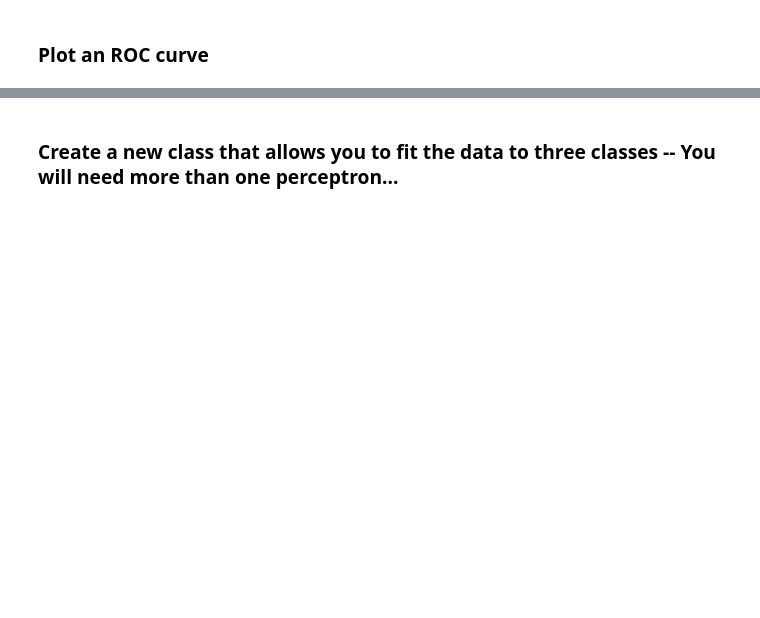
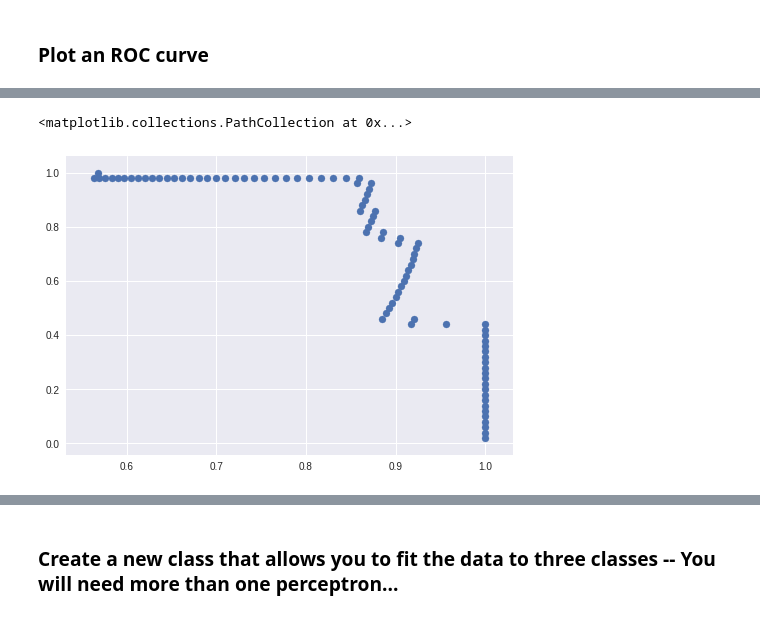
Before and after one commit to bnmnetp/DS420, a Jupyter notebook: Notebooks/Perceptron.ipynb, the cells around one changed output, grey strips where cells are left out. Saved outputs shown, nothing was run; the diff lists cells and outputs as text; code cells hidden in the pictures; blank space fills up the shorter version.

```diff
--- a/Notebooks/Perceptron.ipynb
+++ b/Notebooks/Perceptron.ipynb
@@ -219,0 +364,5 @@ iris.head()
+# %%
+plt.scatter(precisions[:-1], recalls[:-1])
+# %% [output]
+<matplotlib.collections.PathCollection at 0x...>
+[figure, added]
```
Also changed, not shown: parts of 50 cells of this notebook.
